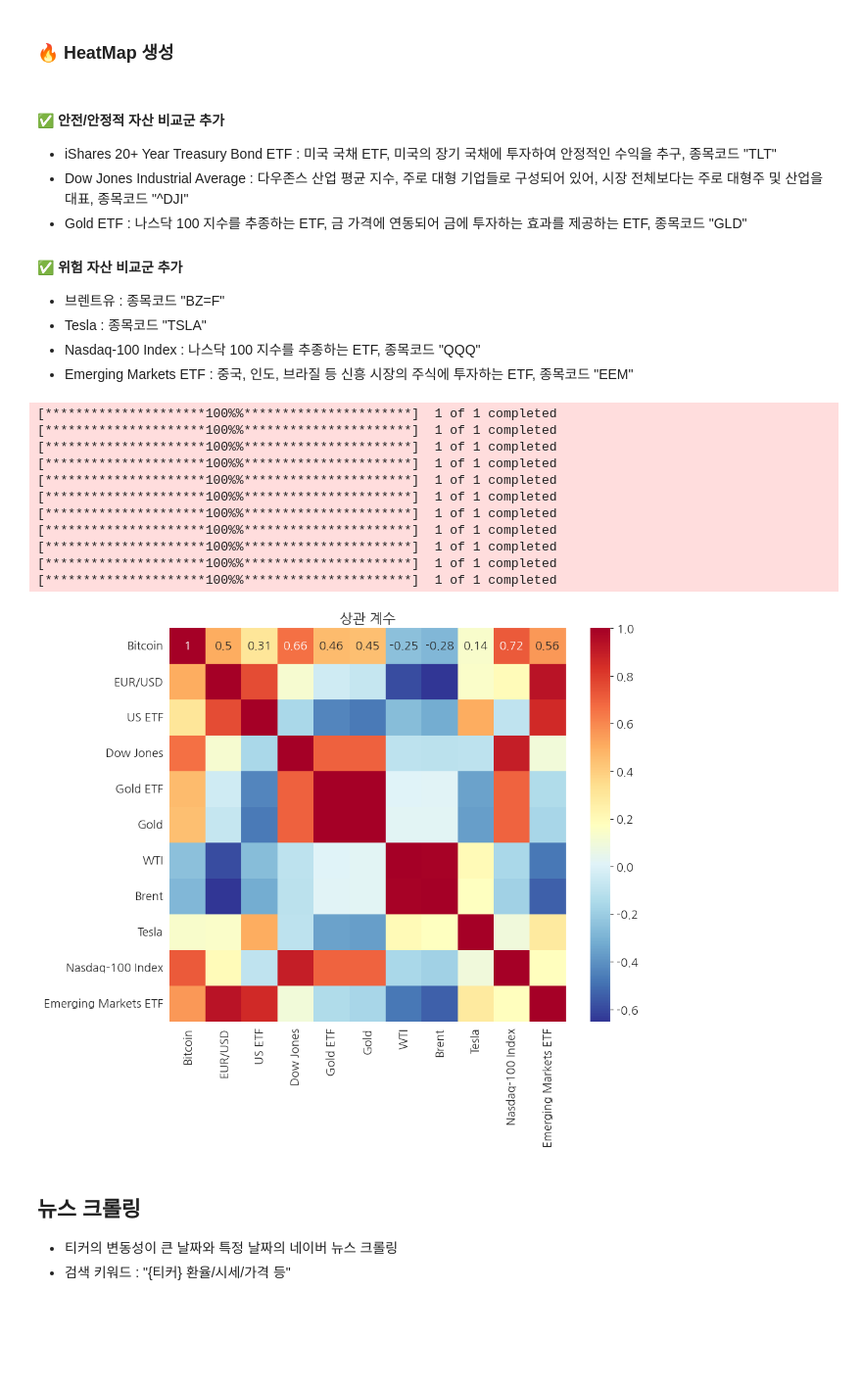
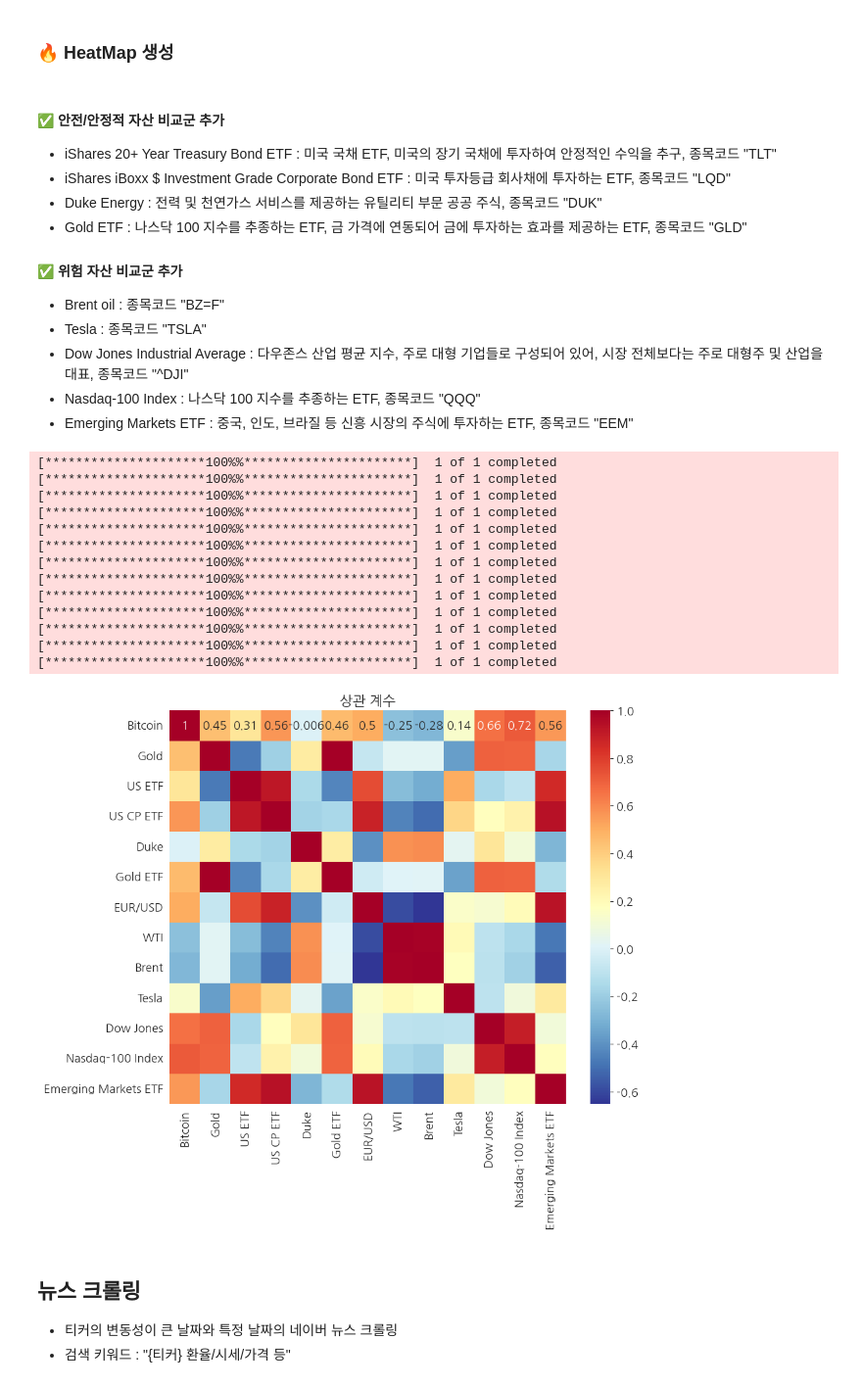
Before and after one commit to Ahram-Jeong/data-analysis-project, a Jupyter notebook: notebooks/BitcoinDataAnalysisV2_2021_2024.ipynb, the cells around one changed output. Shown at 98% size. Saved outputs shown, nothing was run; the diff lists cells and outputs as text; code cells hidden in the pictures; blank space fills up the shorter version.

```diff
--- a/notebooks/BitcoinDataAnalysisV2_2021_2024.ipynb
+++ b/notebooks/BitcoinDataAnalysisV2_2021_2024.ipynb
@@ -391,49 +395,55 @@ print(f"비트코인과의 상관 계수 : {corr_coefficient:.4f}")
 # %% [markdown]
 #### ✅ 안전/안정적 자산 비교군 추가
 - iShares 20+ Year Treasury Bond ETF : 미국 국채 ETF, 미국의 장기 국채에 투자하여 안정적인 수익을 추구, 종목코드 "TLT"
-- Dow Jones Industrial Average : 다우존스 산업 평균 지수, 주로 대형 기업들로 구성되어 있어, 시장 전체보다는 주로 대형주 및 산업을 대표, 종목코드 "^DJI"
+- iShares iBoxx $ Investment Grade Corporate Bond ETF : 미국 투자등급 회사채에 투자하는 ETF, 종목코드 "LQD"
+- Duke Energy : 전력 및 천연가스 서비스를 제공하는 유틸리티 부문 공공 주식, 종목코드 "DUK"
 - Gold ETF : 나스닥 100 지수를 추종하는 ETF, 금 가격에 연동되어 금에 투자하는 효과를 제공하는 ETF, 종목코드 "GLD"
 
 #### ✅ 위험 자산 비교군 추가
-- 브렌트유 :  종목코드 "BZ=F"
+- Brent oil :  종목코드 "BZ=F"
 - Tesla :  종목코드 "TSLA"
+- Dow Jones Industrial Average : 다우존스 산업 평균 지수, 주로 대형 기업들로 구성되어 있어, 시장 전체보다는 주로 대형주 및 산업을 대표, 종목코드 "^DJI"
 - Nasdaq-100 Index : 나스닥 100 지수를 추종하는 ETF, 종목코드 "QQQ"
 - Emerging Markets ETF : 중국, 인도, 브라질 등 신흥 시장의 주식에 투자하는 ETF, 종목코드 "EEM"
 # %%
 # 상관 계수 시각화 - HeatMep
 corr_matrix = pd.DataFrame({"Bitcoin" : daily_adj_close(bitcoin, start_date, end_date),
                             # 안전 자산, 안정적 자산
+                            "Gold" : daily_adj_close(gold, start_date, end_date),
+                            "US ETF" : daily_adj_close("TLT", start_date, end_date),
+                            "US CP ETF" : daily_adj_close("LQD", start_date, end_date),
+                            "Duke" : daily_adj_close("DUK", start_date, end_date),
+                            "Gold ETF" : daily_adj_close("GLD", start_date, end_date),
                             "EUR/USD" : daily_adj_close(usd, start_date, end_date),
-                            "US ETF" : daily_adj_close("TLT", start_date, end_date),
-                            "Dow Jones" : daily_adj_close("^DJI", start_date, end_date),
-                            "Gold ETF" : daily_adj_close("GLD", start_date, end_date),
-                            "Gold" : daily_adj_close(gold, start_date, end_date),
                             # 위험 자산
                             "WTI" : daily_adj_close(wti, start_date, end_date),
                             "Brent" : daily_adj_close("BZ=F", start_date, end_date),
                             "Tesla" : daily_adj_close("TSLA", start_date, end_date),
+                            "Dow Jones" : daily_adj_close("^DJI", start_date, end_date),
                             "Nasdaq-100 Index" : daily_adj_close("QQQ", start_date, end_date),
                             "Emerging Markets ETF" : daily_adj_close("EEM", start_date, end_date)}).corr()
 
 plt.rc("font", family = "NanumGothic", size = 13)
 plt.rcParams["axes.unicode_minus"] = False
 plt.figure(figsize = (10, 8))
 sns.heatmap(corr_matrix, annot = True, cmap = "RdYlBu_r", cbar = True)
 plt.title("상관 계수")
 plt.show()
 # %% [output]
 [*********************100%%**********************]  1 of 1 completed
 [*********************100%%**********************]  1 of 1 completed
 [*********************100%%**********************]  1 of 1 completed
 [*********************100%%**********************]  1 of 1 completed
 [*********************100%%**********************]  1 of 1 completed
 [*********************100%%**********************]  1 of 1 completed
 [*********************100%%**********************]  1 of 1 completed
 [*********************100%%**********************]  1 of 1 completed
 [*********************100%%**********************]  1 of 1 completed
 [*********************100%%**********************]  1 of 1 completed
 [*********************100%%**********************]  1 of 1 completed
+[*********************100%%**********************]  1 of 1 completed
+[*********************100%%**********************]  1 of 1 completed
-[figure, old version]
+[figure, new version]
 # %% [markdown]
 ## 뉴스 크롤링
 - 티커의 변동성이 큰 날짜와 특정 날짜의 네이버 뉴스 크롤링
```
Also changed, not shown: parts of 2 cells of this notebook, 1 other file.
